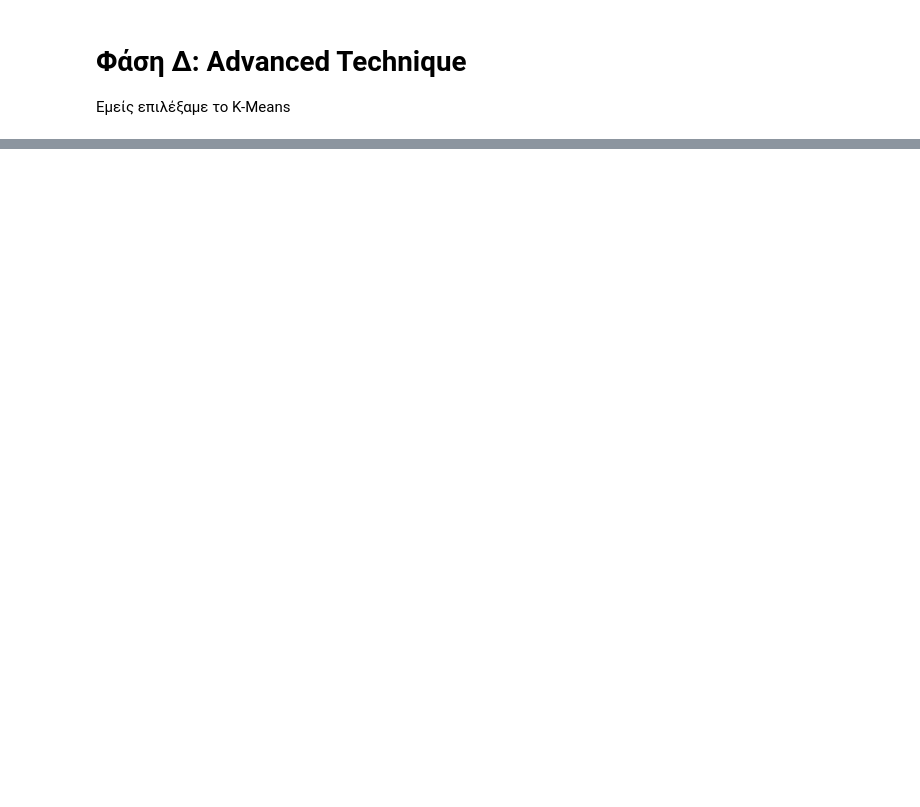
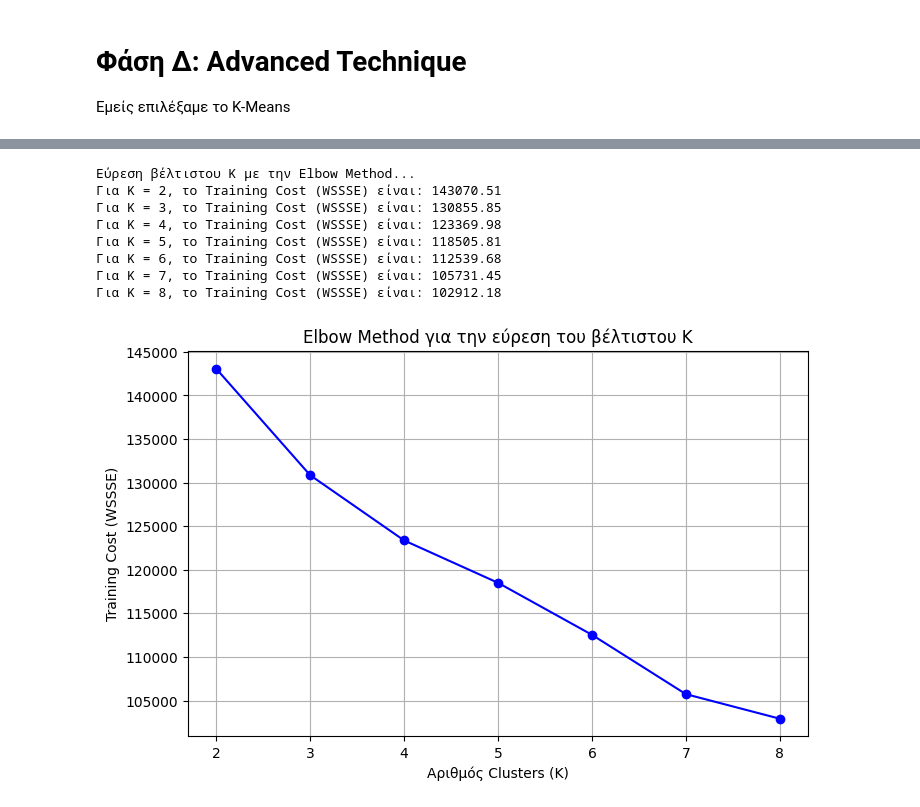
Before and after one commit to Ma1cOS/Big-Data, a Jupyter notebook: notebooks/4_advanced_technique.ipynb, the cells around one changed output, grey strips where cells are left out. Saved outputs shown, nothing was run; the diff lists cells and outputs as text; code cells hidden in the pictures; blank space fills up the shorter version.

Commit message:
Εχω ξεκινησει το kmeans advanced technique τα αλλα ειναι απλα προσχεδιο

```diff
--- a/notebooks/4_advanced_technique.ipynb
+++ b/notebooks/4_advanced_technique.ipynb
@@ -104,0 +85,45 @@ Scaling row group sizes to 95.00% for 8 writers
+# %%
+# K Means μέσω Elbow Method
+# Kmeans μέσω elbow method
+import matplotlib.pyplot as plt
+import pandas as pd
+
+print("Εύρεση βέλτιστου K με την Elbow Method...")
+
+# Διαβάζουμε τα χρυσά δεδομένα (αν δεν είναι ήδη φορτωμένα)
+train_gold = spark.read.parquet("../data/train_gold.parquet")
+
+# Λίστα για την αποθήκευση του κόστους (Within Set Sum of Squared Errors)
+costs = []
+k_range = range(2, 9)  # Δοκιμάζουμε k από 2 έως 8
+
+for k_val in k_range:
+    # Εκπαίδευση του μοντέλου για το τρέχον k
+    km = KMeans(featuresCol="features", k=k_val, seed=42)
+    model = km.fit(train_gold)
+
+    # Στο PySpark, το trainingCost μας δίνει το WSSSE
+    cost = model.summary.trainingCost
+    costs.append(cost)
+    print(f"Για K = {k_val}, το Training Cost (WSSSE) είναι: {cost:.2f}")
+
+# Δημιουργία γραφήματος για την οπτικοποίηση του "αγκώνα"
+plt.figure(figsize=(8, 5))
+plt.plot(list(k_range), costs, marker='o', linestyle='-', color='b')
+plt.xlabel('Αριθμός Clusters (K)')
+plt.ylabel('Training Cost (WSSSE)')
+plt.title('Elbow Method για την εύρεση του βέλτιστου K')
+plt.grid(True)
+plt.show()
+
+# --- Σημείωση: Αφού δεις το γράφημα, επιλέγεις το K εκεί που "σπάει" η καμπύλη ---
+# %% [output]
+Εύρεση βέλτιστου K με την Elbow Method...
+Για K = 2, το Training Cost (WSSSE) είναι: 143070.51
+Για K = 3, το Training Cost (WSSSE) είναι: 130855.85
+Για K = 4, το Training Cost (WSSSE) είναι: 123369.98
+Για K = 5, το Training Cost (WSSSE) είναι: 118505.81
+Για K = 6, το Training Cost (WSSSE) είναι: 112539.68
+Για K = 7, το Training Cost (WSSSE) είναι: 105731.45
+Για K = 8, το Training Cost (WSSSE) είναι: 102912.18
+[figure, added]
```
Also changed, not shown: parts of 3 cells of this notebook, 28 other files.
